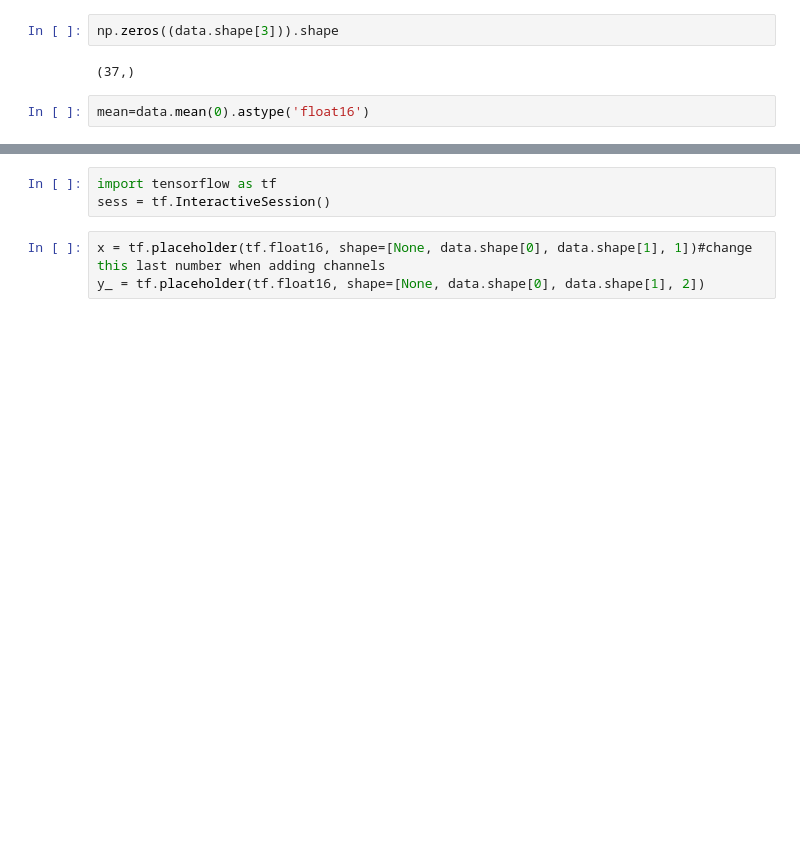
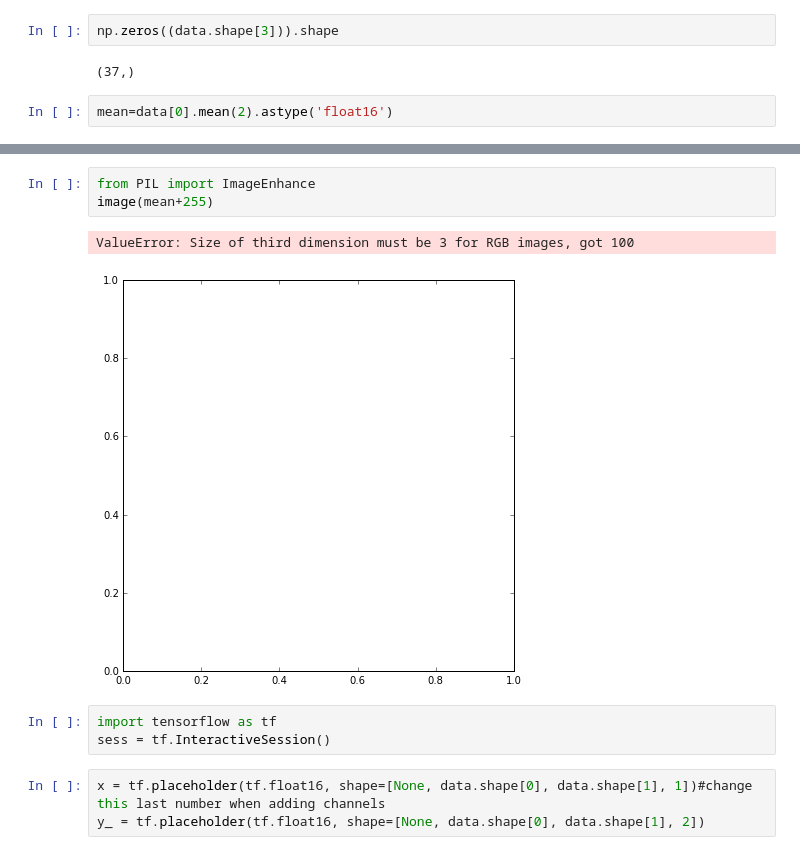
Before and after one commit to syncrostone/neurocatcher, a Jupyter notebook: TensorflowNeuroCatch.ipynb, the cells around one changed output, grey strips where cells are left out. Cells and saved outputs as stored; diff of their text form; blank space fills up the shorter version.

```diff
--- a/TensorflowNeuroCatch.ipynb
+++ b/TensorflowNeuroCatch.ipynb
@@ -36,4 +37,4 @@ np.zeros((data.shape[3])).shape
 # %% [output]
 (37,)
 # %%
-mean=data.mean(0).astype('float16')
+mean=data[0].mean(2).astype('float16')
@@ -45,3 +49,9 @@ image(mean)
+# %%
+from PIL import ImageEnhance
+image(mean+255)
+# %% [output]
+ValueError: Size of third dimension must be 3 for RGB images, got 100
+[figure, added]
 # %%
 import tensorflow as tf
 sess = tf.InteractiveSession()
```
Also changed, not shown: parts of 3 cells of this notebook, 1 other file.
